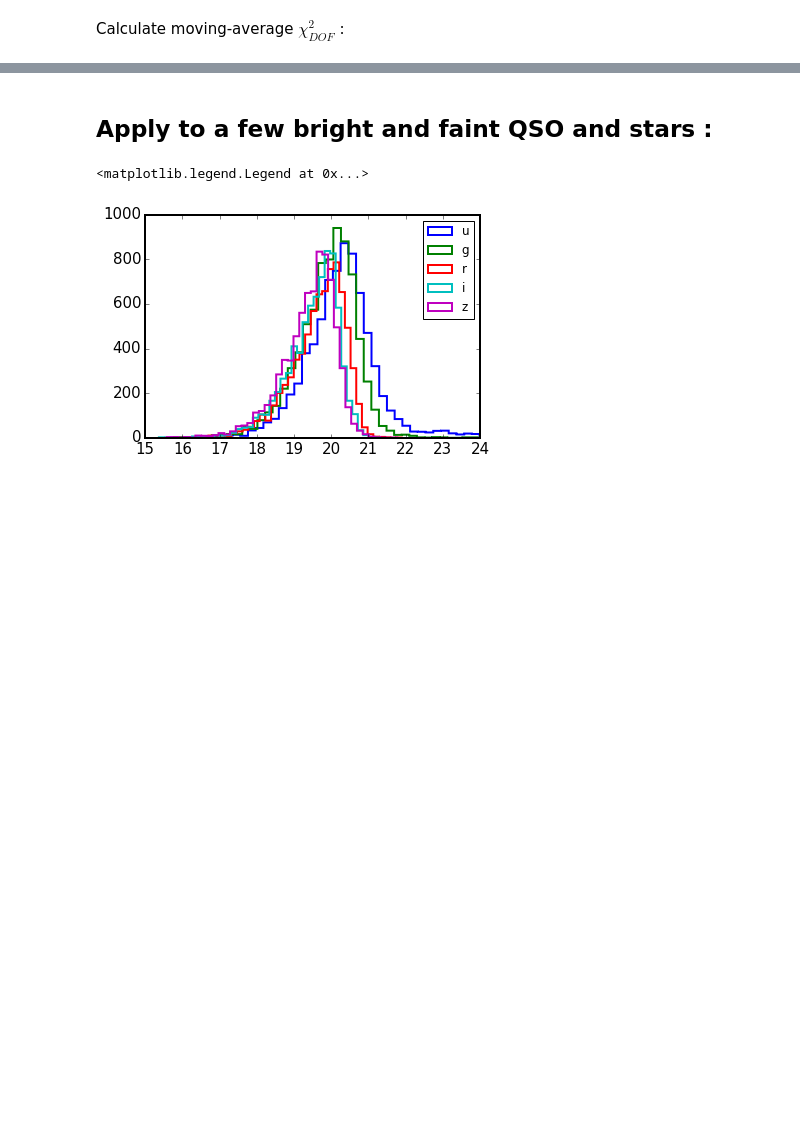
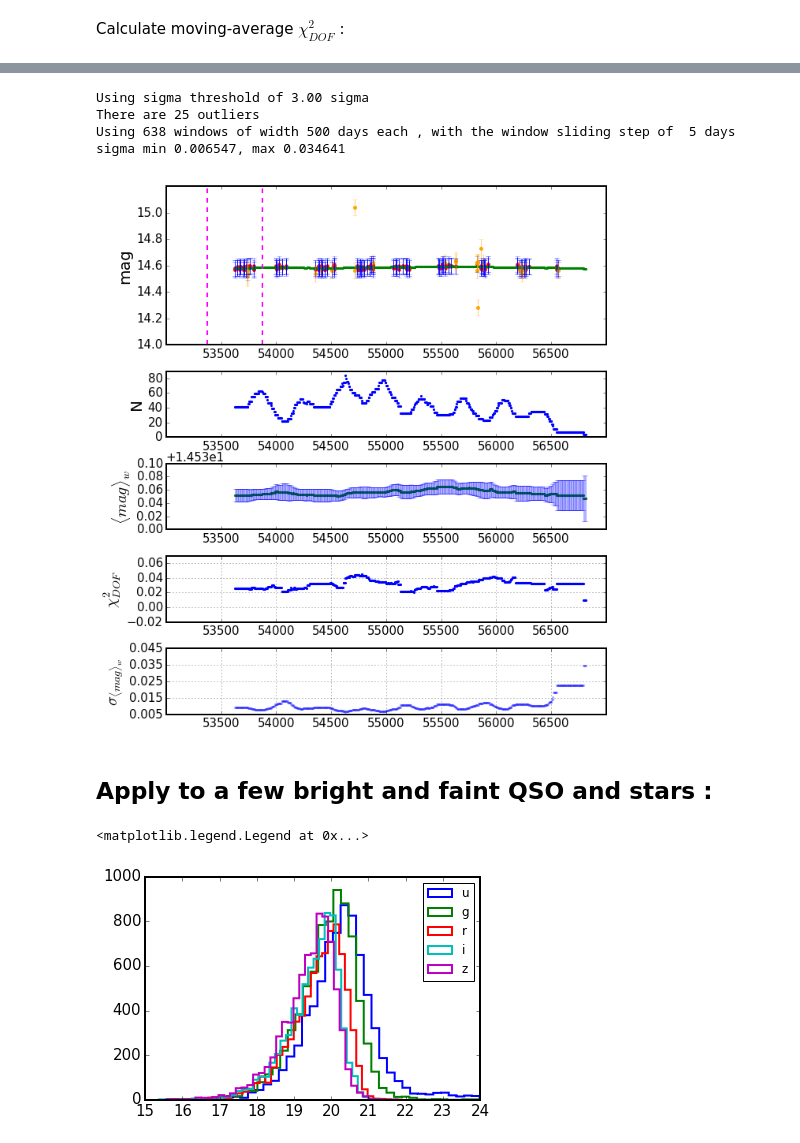
Before and after one commit to suberlak/CRTS_PROJECT, a Jupyter notebook: PG1302-102.ipynb, the cells around one changed output, grey strips where cells are left out. Cells and saved outputs as stored; diff of their text form; code cells hidden in the pictures; blank space fills up the shorter version.

```diff
--- a/PG1302-102.ipynb
+++ b/PG1302-102.ipynb
@@ -275,3 +336,27 @@ sigma min 0.005911, max 0.030000
+# %%
+# Read in bright star for testing ...
+
+lc_dir = '../raw_LC_CRTS/stars/'
+name = '247936' # choose lightcurve from LC catalog
+address = lc_dir + name+'.dat'
+data = Table.read(address, format='ascii') # read in the lightcurve
+data.rename_column('col1', 'MJD')
+data.rename_column('col2', 'Mag')
+data.rename_column('col3', 'Magerr')
+data.sort('MJD')
+
+%matplotlib inline
+
+t = data['MJD']
+y = data['Mag']
+yerr = data['Magerr']
+sliding_window_statistics(t,y,yerr, save_fig=None, outDir=outDir, window_error = 'else', sigmathresh=3)
+# %% [output]
+Using sigma threshold of 3.00 sigma
+There are 25 outliers
+Using 638 windows of width 500 days each , with the window sliding step of  5 days
+sigma min 0.006547, max 0.034641
+[figure, added]
 # %% [markdown]
 ## Apply to a few bright and faint QSO and stars :
 # %%
```
Also changed, not shown: parts of 11 cells of this notebook.
